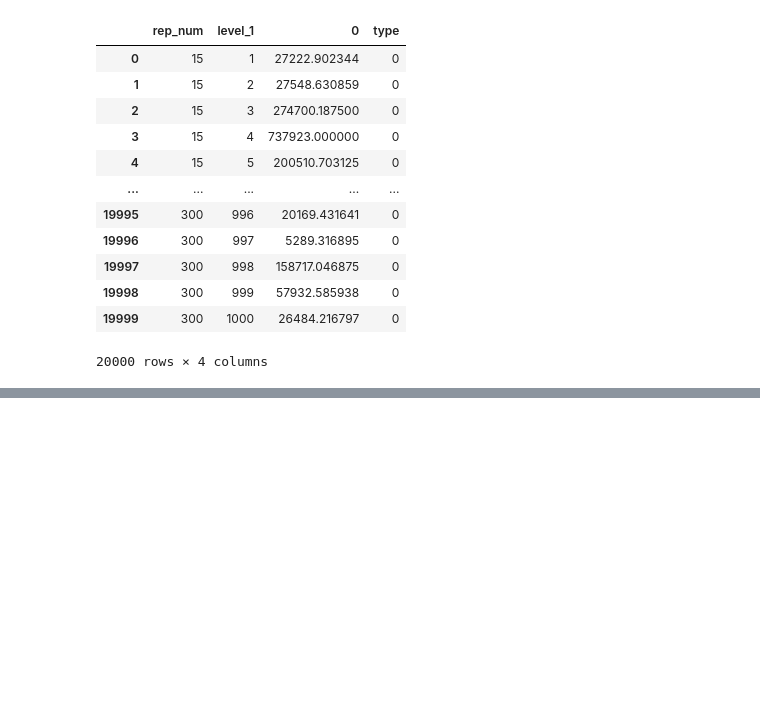
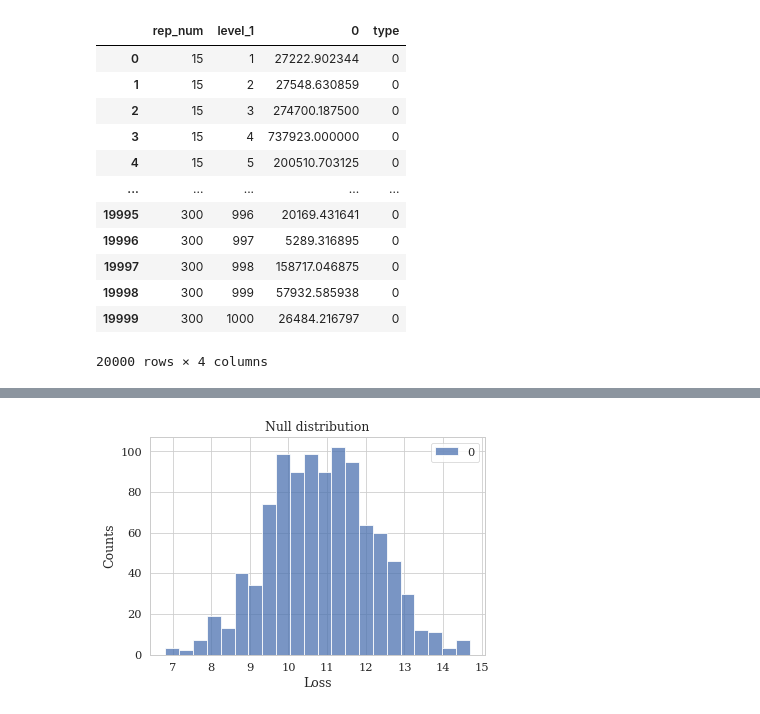
Before and after one commit to johntzwei/haveibeentrainedon, a Jupyter notebook: unstealthy/unstealthy_scaling/visualize_results.ipynb, the cells around one changed output, grey strips where cells are left out. Cells and saved outputs as stored; diff of their text form; code cells hidden in the pictures; blank space fills up the shorter version.

```diff
--- a/unstealthy/unstealthy_scaling/visualize_results.ipynb
+++ b/unstealthy/unstealthy_scaling/visualize_results.ipynb
@@ -198,0 +179,8 @@ plt.show()
+# %%
+sns.histplot(np.log(null_distr))
+plt.xlabel("Loss")
+plt.ylabel("Counts")
+plt.title("Null distribution")
+plt.show()
+# %% [output]
+[figure, added]
```
Also changed, not shown: parts of 13 cells of this notebook, 10 other files.
